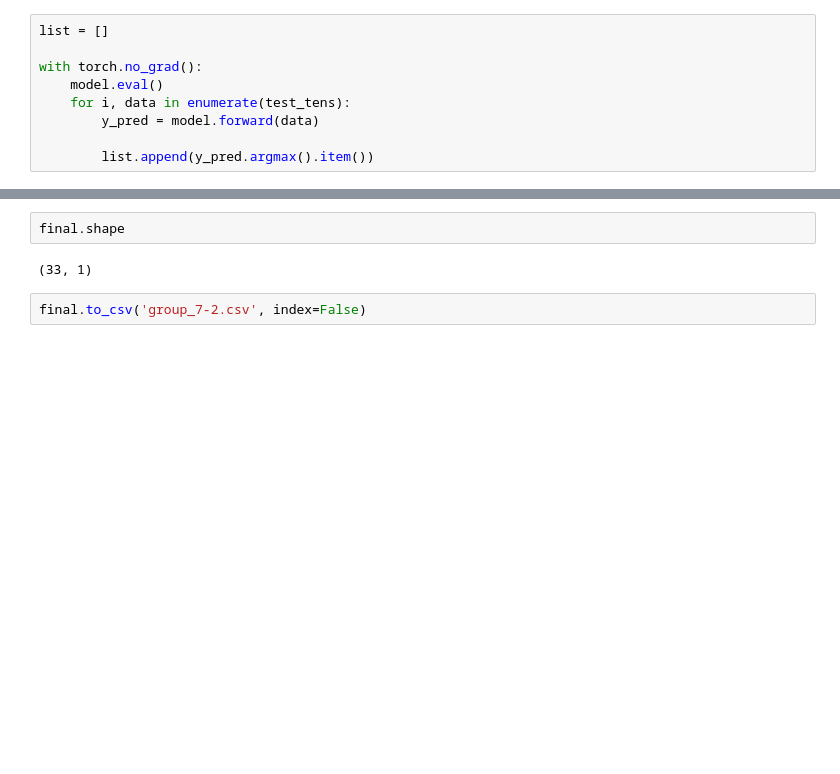
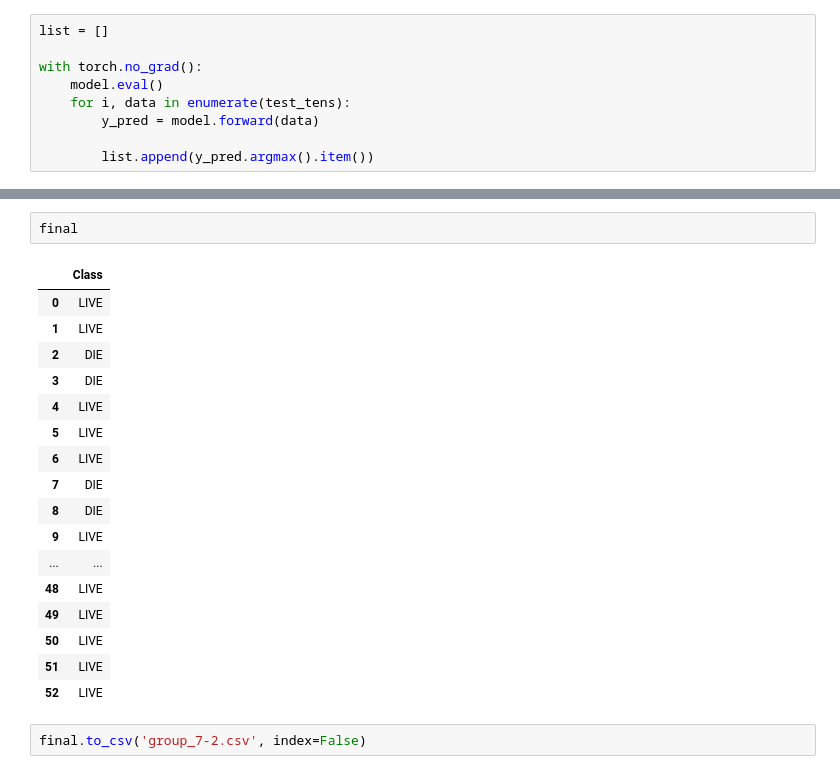
Before and after one commit to TimHoogervorst/BestTeamEver, a Jupyter notebook: Tim/Neural.ipynb, the cells around one changed output, grey strips where cells are left out. Cells and saved outputs as stored; diff of their text form; blank space fills up the shorter version.

```diff
--- a/Tim/Neural.ipynb
+++ b/Tim/Neural.ipynb
@@ -202,6 +204,22 @@ csv.shape
 # %%
-final.shape
+final
 # %% [output]
-(33, 1)
+|  | Class |
+| 0 | LIVE |
+| 1 | LIVE |
+| 2 | DIE |
+| 3 | DIE |
+| 4 | LIVE |
+| 5 | LIVE |
+| 6 | LIVE |
+| 7 | DIE |
+| 8 | DIE |
+| 9 | LIVE |
+| ... | ... |
+| 48 | LIVE |
+| 49 | LIVE |
+| 50 | LIVE |
+| 51 | LIVE |
+| 52 | LIVE |
 # %%
 final.to_csv('group_7-2.csv', index=False)
```
Also changed, not shown: parts of 5 cells of this notebook.
